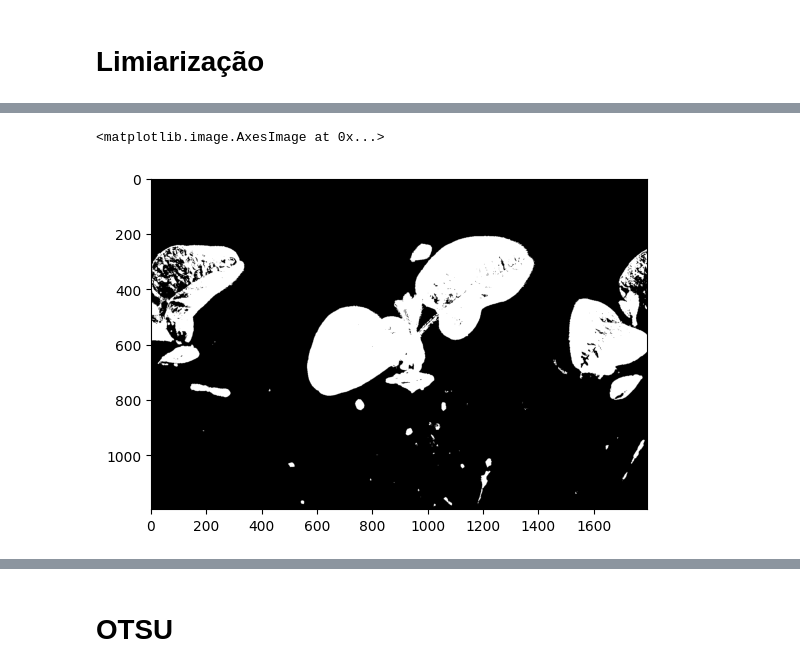
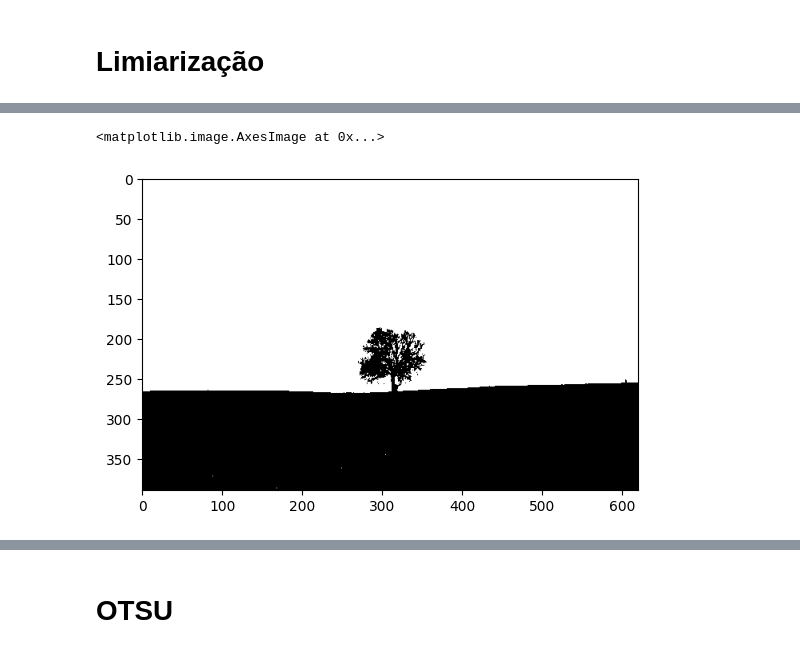
Before and after one commit to eudoxiamoura/CG-OpenCV, a Jupyter notebook: Minicurso_FundamentosCG.ipynb, the cells around one changed output, grey strips where cells are left out. Drawn from its saved outputs; the diff is of its cells as text; code cells hidden in the pictures.

```diff
--- a/Minicurso_FundamentosCG.ipynb
+++ b/Minicurso_FundamentosCG.ipynb
@@ -26,8 +43,6 @@ Arquivo pasto.jpg baixado com sucesso!
 # %% [markdown]
 # Limiarização
 # %%
-#ler imagem
-img = cv2.imread('pasto.jpg')
-#mostrar imagem
+img = cv2.imread('/content/ifro/imagens/paisagem01.jpg')
 plt.imshow(img)
 # %% [output]
@@ -44,6 +59,6 @@ plt.imshow(gray, cmap='gray')
 # %%
-_, img_thresh = cv2.threshold(gray, 80, 255, cv2.THRESH_BINARY)
+_, img_thresh = cv2.threshold(gray, 150, 255, cv2.THRESH_BINARY) #testar outros THRESH
 plt.imshow(img_thresh, cmap='gray')
 # %% [output]
 <matplotlib.image.AxesImage at 0x...>
-[figure, old version]
+[figure, new version]
```
Also changed, not shown: parts of 9 cells of this notebook.
